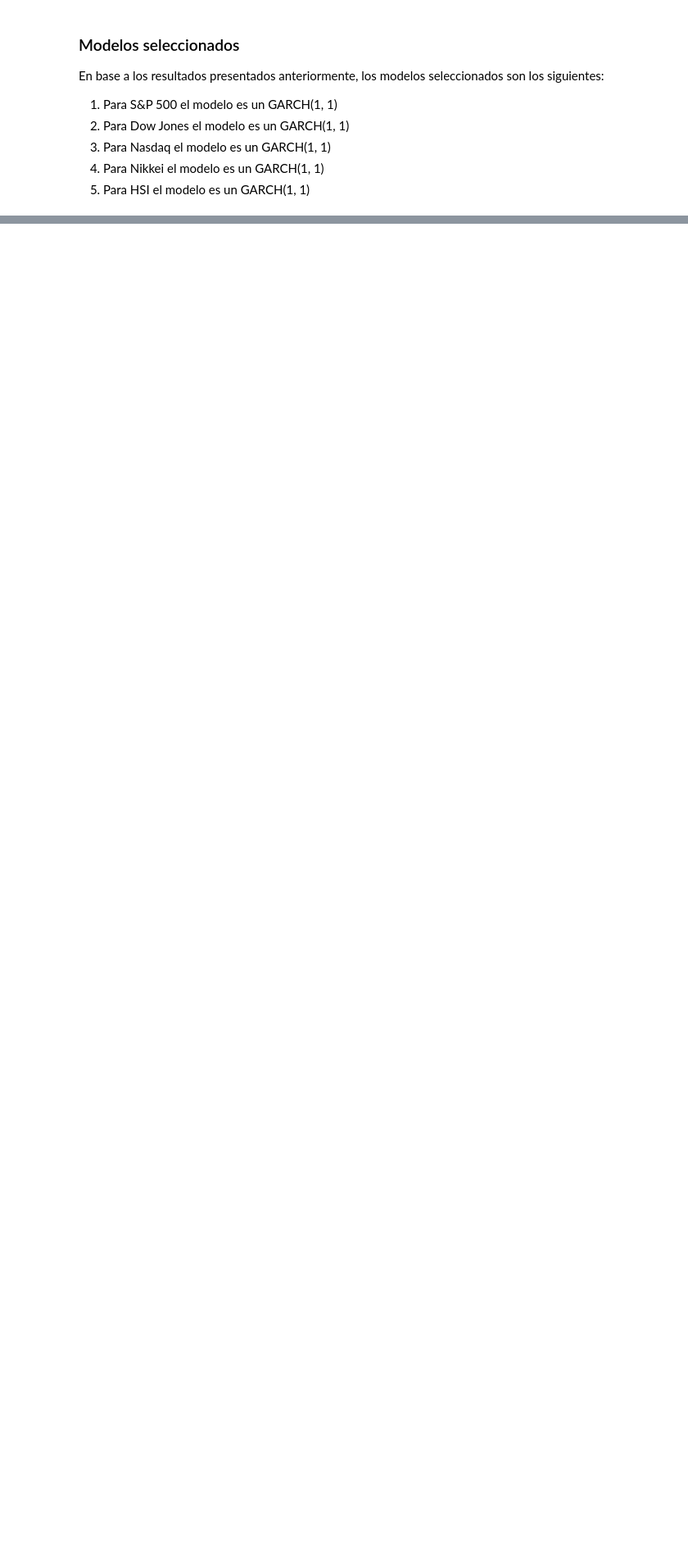
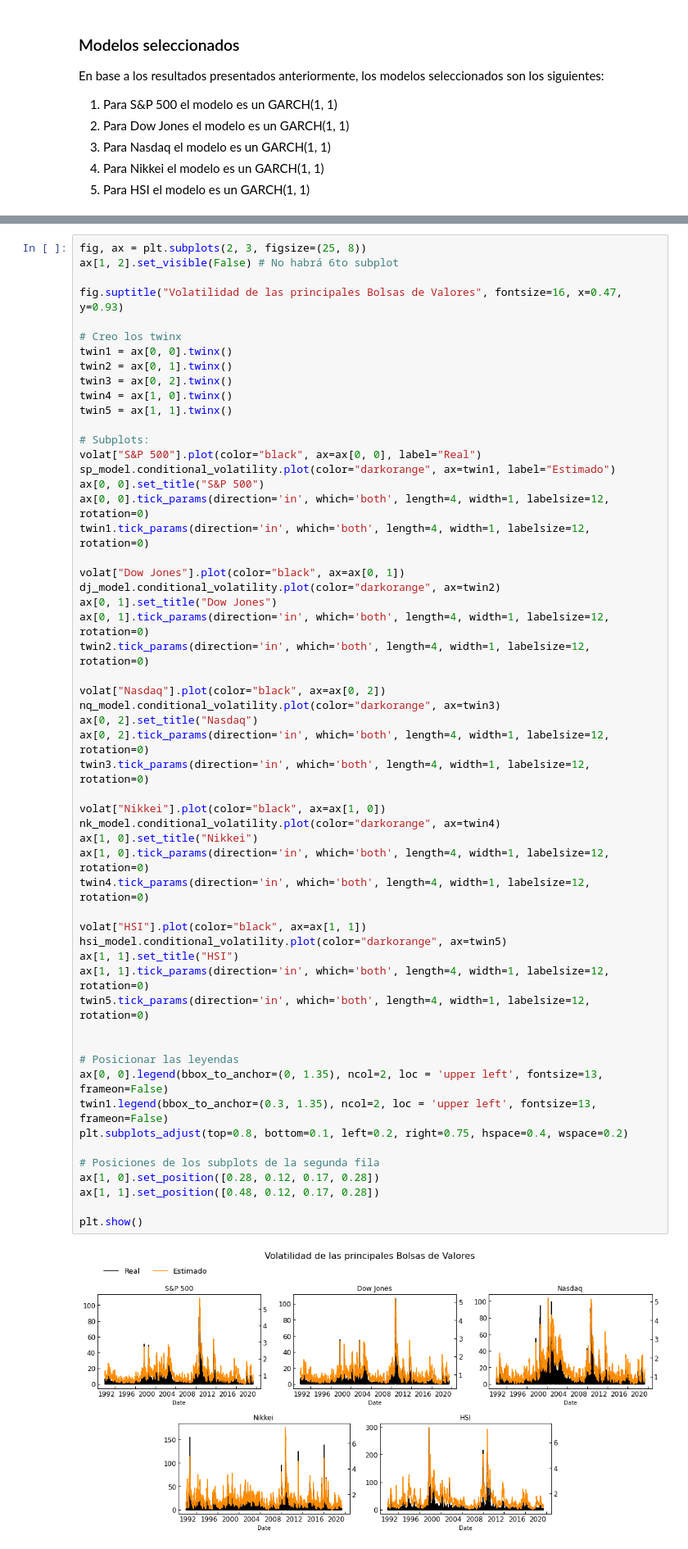
Before and after one commit to mauricioalvaradoo/garch_model, a Jupyter notebook: garch-model.ipynb, the cells around one changed output, grey strips where cells are left out. Shown at 82% size. Cells and saved outputs as stored; diff of their text form; blank space fills up the shorter version.

```diff
--- a/garch-model.ipynb
+++ b/garch-model.ipynb
@@ -617 +532,58 @@ plt.show()
+# %%
+fig, ax = plt.subplots(2, 3, figsize=(25, 8))
+ax[1, 2].set_visible(False) # No habrá 6to subplot
+
+fig.suptitle("Volatilidad de las principales Bolsas de Valores", fontsize=16, x=0.47, y=0.93)
+
+# Creo los twinx
+twin1 = ax[0, 0].twinx()
+twin2 = ax[0, 1].twinx()
+twin3 = ax[0, 2].twinx()
+twin4 = ax[1, 0].twinx()
+twin5 = ax[1, 1].twinx()
+
+# Subplots:
+volat["S&P 500"].plot(color="black", ax=ax[0, 0], label="Real")
+sp_model.conditional_volatility.plot(color="darkorange", ax=twin1, label="Estimado")
+ax[0, 0].set_title("S&P 500")
+ax[0, 0].tick_params(direction='in', which='both', length=4, width=1, labelsize=12, rotation=0)
+twin1.tick_params(direction='in', which='both', length=4, width=1, labelsize=12, rotation=0)
+
+volat["Dow Jones"].plot(color="black", ax=ax[0, 1])
+dj_model.conditional_volatility.plot(color="darkorange", ax=twin2)
+ax[0, 1].set_title("Dow Jones")
+ax[0, 1].tick_params(direction='in', which='both', length=4, width=1, labelsize=12, rotation=0)
+twin2.tick_params(direction='in', which='both', length=4, width=1, labelsize=12, rotation=0)
+
+volat["Nasdaq"].plot(color="black", ax=ax[0, 2])
+nq_model.conditional_volatility.plot(color="darkorange", ax=twin3)
+ax[0, 2].set_title("Nasdaq")
+ax[0, 2].tick_params(direction='in', which='both', length=4, width=1, labelsize=12, rotation=0)
+twin3.tick_params(direction='in', which='both', length=4, width=1, labelsize=12, rotation=0)
+
+volat["Nikkei"].plot(color="black", ax=ax[1, 0])
+nk_model.conditional_volatility.plot(color="darkorange", ax=twin4)
+ax[1, 0].set_title("Nikkei")
+ax[1, 0].tick_params(direction='in', which='both', length=4, width=1, labelsize=12, rotation=0)
+twin4.tick_params(direction='in', which='both', length=4, width=1, labelsize=12, rotation=0)
+
+volat["HSI"].plot(color="black", ax=ax[1, 1])
+hsi_model.conditional_volatility.plot(color="darkorange", ax=twin5)
+ax[1, 1].set_title("HSI")
+ax[1, 1].tick_params(direction='in', which='both', length=4, width=1, labelsize=12, rotation=0)
+twin5.tick_params(direction='in', which='both', length=4, width=1, labelsize=12, rotation=0)
+
+
+# Posicionar las leyendas
+ax[0, 0].legend(bbox_to_anchor=(0, 1.35), ncol=2, loc = 'upper left', fontsize=13, frameon=False)
+twin1.legend(bbox_to_anchor=(0.3, 1.35), ncol=2, loc = 'upper left', fontsize=13, frameon=False)
+plt.subplots_adjust(top=0.8, bottom=0.1, left=0.2, right=0.75, hspace=0.4, wspace=0.2)
+
+# Posiciones de los subplots de la segunda fila
+ax[1, 0].set_position([0.28, 0.12, 0.17, 0.28])
+ax[1, 1].set_position([0.48, 0.12, 0.17, 0.28])
+
+plt.show()
+# %% [output]
+[figure, added]
 # %% [markdown]
```
Also changed, not shown: parts of 17 cells of this notebook.
